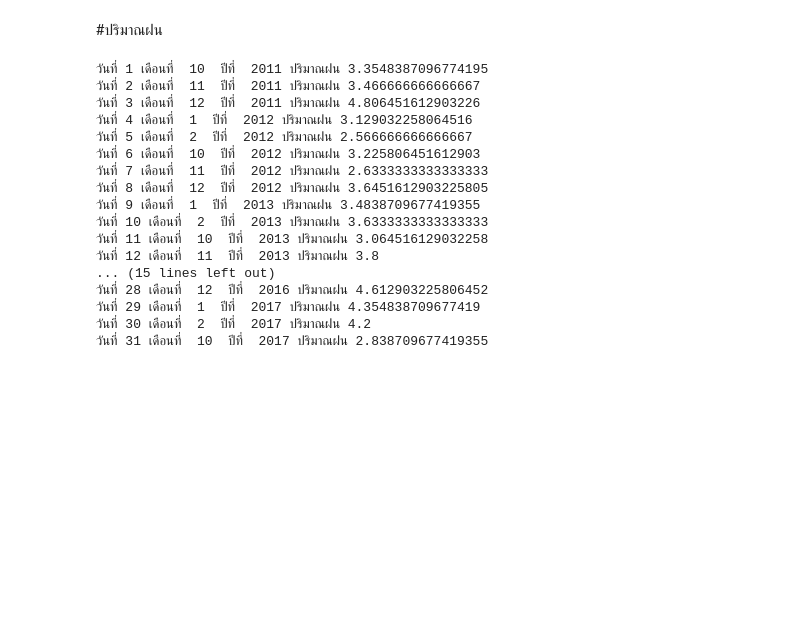
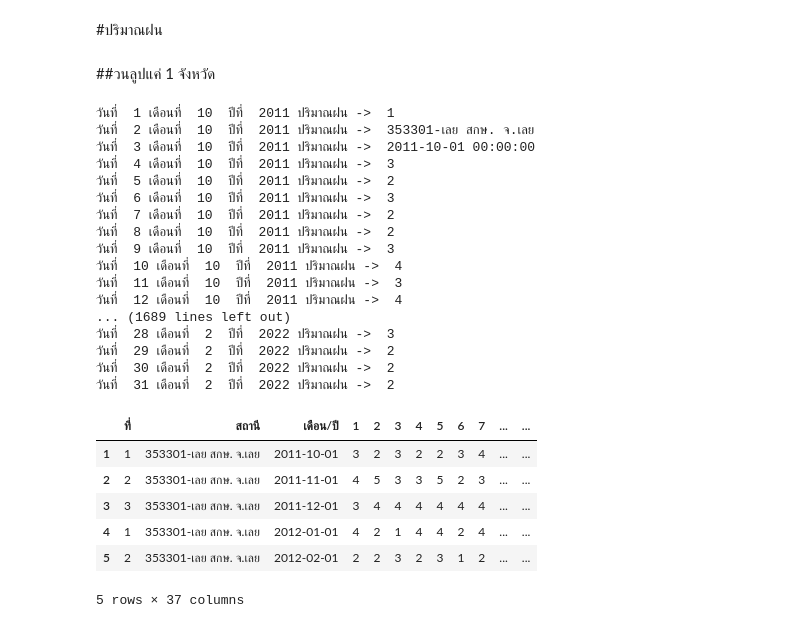
Before and after one commit to CallmeSIRI/bsc_dpdm22, a Jupyter notebook: Quiz_Group_5_20_of_Midterm.ipynb, the cells around one changed output. Cells and saved outputs as stored; diff of their text form; code cells hidden in the pictures; blank space fills up the shorter version.

```diff
--- a/Quiz_Group_5_20_of_Midterm.ipynb
+++ b/Quiz_Group_5_20_of_Midterm.ipynb
@@ -556,35 +453,51 @@ rain_NP = pd.read_excel('/content/drive/MyDrive/bsc_DMPM_data/อุตุ/ค
 rain_SK = pd.read_excel('/content/drive/MyDrive/bsc_DMPM_data/อุตุ/ความเร็วลม(นอต)/จ.สกลนคร.xlsx',sheet_name='Sheet1',skiprows=3).rename(columns={'Unnamed: 0' : 'ที่', 'Unnamed: 1' : 'สถานี', 'Unnamed: 2' : 'เดือน/ปี', 'Unnamed: 34' : 'เฉลี่ย'}).drop(0, axis=0)
 rain_NK = pd.read_excel('/content/drive/MyDrive/bsc_DMPM_data/อุตุ/ความเร็วลม(นอต)/จ.หนองคาย.xlsx',sheet_name='Sheet1',skiprows=3).rename(columns={'Unnamed: 0' : 'ที่', 'Unnamed: 1' : 'สถานี', 'Unnamed: 2' : 'เดือน/ปี', 'Unnamed: 34' : 'เฉลี่ย'}).drop(0, axis=0)
 rain_L = pd.read_excel('/content/drive/MyDrive/bsc_DMPM_data/อุตุ/ความเร็วลม(นอต)/จ.เลย.xlsx',sheet_name='Sheet1',skiprows=3).rename(columns={'Unnamed: 0' : 'ที่', 'Unnamed: 1' : 'สถานี', 'Unnamed: 2' : 'เดือน/ปี', 'Unnamed: 34' : 'เฉลี่ย'}).drop(0, axis=0)
+# %%
+rain_KK = rain_KK.rename(columns={ 'วันที่':'1','Unnamed: 4':'2', 'Unnamed: 5':'3',
+       'Unnamed: 6':'4', 'Unnamed: 7':'5', 'Unnamed: 8':'6', 'Unnamed: 9':'7', 'Unnamed: 10':'8',
+       'Unnamed: 11':'9', 'Unnamed: 12':'10', 'Unnamed: 13':'11', 'Unnamed: 14':'12',
+       'Unnamed: 15':'13', 'Unnamed: 16':'14', 'Unnamed: 17':'15', 'Unnamed: 18':"16",
+       'Unnamed: 19':'17', 'Unnamed: 20':'18', 'Unnamed: 21':'19', 'Unnamed: 22':'20',
+       'Unnamed: 23':'21', 'Unnamed: 24':'22', 'Unnamed: 25':'23', 'Unnamed: 26':'24',
+       'Unnamed: 27':'25', 'Unnamed: 28':'26', 'Unnamed: 29':'27', 'Unnamed: 30':'28',
+       'Unnamed: 31':'29', 'Unnamed: 32':'30', 'Unnamed: 33':'31'})
+# %% [markdown]
+##วนลูปแค่ 1 จังหวัด
 # %%
 rain = pd.concat([rain_KK,rain_NP,rain_SK,rain_NK,rain_L])
 rain.shape
-rain['สถานี']
 rain_KK['เดือน'] = rain_KK['เดือน/ปี'].dt.month #การแยกเดือนปี
 rain_KK['ปี'] = rain_KK['เดือน/ปี'].dt.year
 rain_KK.head()
-rain_KK['จังหวัด'] = 'ขอนแก่น' # apply the same value
-rain_KK['ปริมาณฝน'] = 'ปริมาณฝน'
-del rain_KK['เดือน/ปี']
-
-for index,row in rain_KK.iterrows():
-    if index < 32:
-      print(f'วันที่', index,'เดือนที่ ',row['เดือน'],' ปีที่ ',row['ปี'],row['ปริมาณฝน'],row['เฉลี่ย'])
+for index, row in rain_KK.iterrows():
+  for i in range(1,32):
+    print(f'วันที่ ',i,'เดือนที่ ',row['เดือน'],' ปีที่ ', row['ปี'],'ปริมาณฝน -> ',row[i-1])
 # %% [output]
-วันที่ 1 เดือนที่  10  ปีที่  2011 ปริมาณฝน 3.3548387096774195
-วันที่ 2 เดือนที่  11  ปีที่  2011 ปริมาณฝน 3.466666666666667
-วันที่ 3 เดือนที่  12  ปีที่  2011 ปริมาณฝน 4.806451612903226
-วันที่ 4 เดือนที่  1  ปีที่  2012 ปริมาณฝน 3.129032258064516
-วันที่ 5 เดือนที่  2  ปีที่  2012 ปริมาณฝน 2.566666666666667
-วันที่ 6 เดือนที่  10  ปีที่  2012 ปริมาณฝน 3.225806451612903
-วันที่ 7 เดือนที่  11  ปีที่  2012 ปริมาณฝน 2.6333333333333333
-วันที่ 8 เดือนที่  12  ปีที่  2012 ปริมาณฝน 3.6451612903225805
-วันที่ 9 เดือนที่  1  ปีที่  2013 ปริมาณฝน 3.4838709677419355
-วันที่ 10 เดือนที่  2  ปีที่  2013 ปริมาณฝน 3.6333333333333333
-วันที่ 11 เดือนที่  10  ปีที่  2013 ปริมาณฝน 3.064516129032258
-วันที่ 12 เดือนที่  11  ปีที่  2013 ปริมาณฝน 3.8
-... (15 lines left out)
-วันที่ 28 เดือนที่  12  ปีที่  2016 ปริมาณฝน 4.612903225806452
-วันที่ 29 เดือนที่  1  ปีที่  2017 ปริมาณฝน 4.354838709677419
-วันที่ 30 เดือนที่  2  ปีที่  2017 ปริมาณฝน 4.2
-วันที่ 31 เดือนที่  10  ปีที่  2017 ปริมาณฝน 2.838709677419355
+วันที่  1 เดือนที่  10  ปีที่  2011 ปริมาณฝน ->  1
+วันที่  2 เดือนที่  10  ปีที่  2011 ปริมาณฝน ->  353301-เลย สกษ. จ.เลย
+วันที่  3 เดือนที่  10  ปีที่  2011 ปริมาณฝน ->  2011-10-01 00:00:00
+วันที่  4 เดือนที่  10  ปีที่  2011 ปริมาณฝน ->  3
+วันที่  5 เดือนที่  10  ปีที่  2011 ปริมาณฝน ->  2
+วันที่  6 เดือนที่  10  ปีที่  2011 ปริมาณฝน ->  3
+วันที่  7 เดือนที่  10  ปีที่  2011 ปริมาณฝน ->  2
+วันที่  8 เดือนที่  10  ปีที่  2011 ปริมาณฝน ->  2
+วันที่  9 เดือนที่  10  ปีที่  2011 ปริมาณฝน ->  3
+วันที่  10 เดือนที่  10  ปีที่  2011 ปริมาณฝน ->  4
+วันที่  11 เดือนที่  10  ปีที่  2011 ปริมาณฝน ->  3
+วันที่  12 เดือนที่  10  ปีที่  2011 ปริมาณฝน ->  4
+... (1689 lines left out)
+วันที่  28 เดือนที่  2  ปีที่  2022 ปริมาณฝน ->  3
+วันที่  29 เดือนที่  2  ปีที่  2022 ปริมาณฝน ->  2
+วันที่  30 เดือนที่  2  ปีที่  2022 ปริมาณฝน ->  2
+วันที่  31 เดือนที่  2  ปีที่  2022 ปริมาณฝน ->  2
+# %%
+rain_KK.head()
+# %% [output]
+|  | ที่ | สถานี | เดือน/ปี | 1 | 2 | 3 | 4 | 5 | 6 | 7 | ... | ... |
+| 1 | 1 | 353301-เลย สกษ. จ.เลย | 2011-10-01 | 3 | 2 | 3 | 2 | 2 | 3 | 4 | ... | ... |
+| 2 | 2 | 353301-เลย สกษ. จ.เลย | 2011-11-01 | 4 | 5 | 3 | 3 | 5 | 2 | 3 | ... | ... |
+| 3 | 3 | 353301-เลย สกษ. จ.เลย | 2011-12-01 | 3 | 4 | 4 | 4 | 4 | 4 | 4 | ... | ... |
+| 4 | 1 | 353301-เลย สกษ. จ.เลย | 2012-01-01 | 4 | 2 | 1 | 4 | 4 | 2 | 4 | ... | ... |
+| 5 | 2 | 353301-เลย สกษ. จ.เลย | 2012-02-01 | 2 | 2 | 3 | 2 | 3 | 1 | 2 | ... | ... |
+5 rows × 37 columns
```
Also changed, not shown: parts of 39 cells of this notebook.
